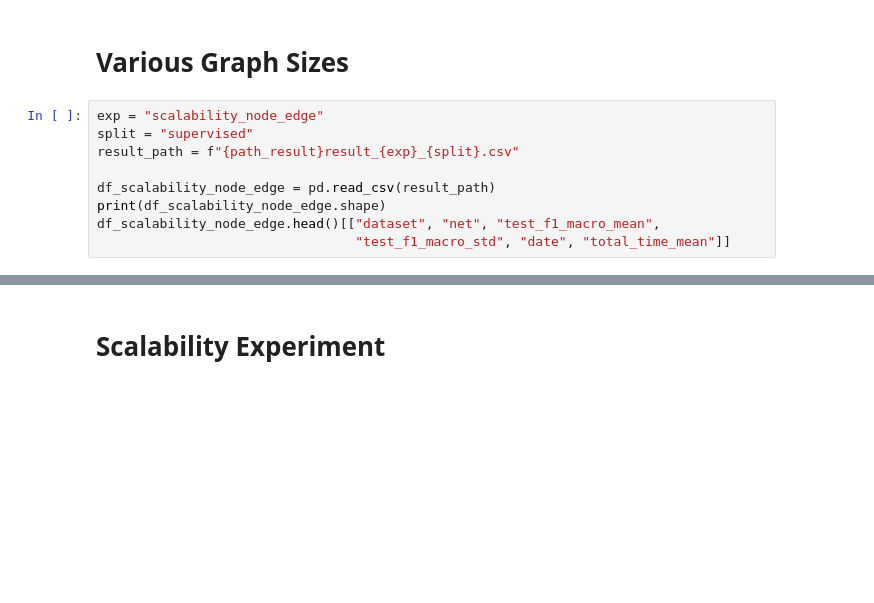
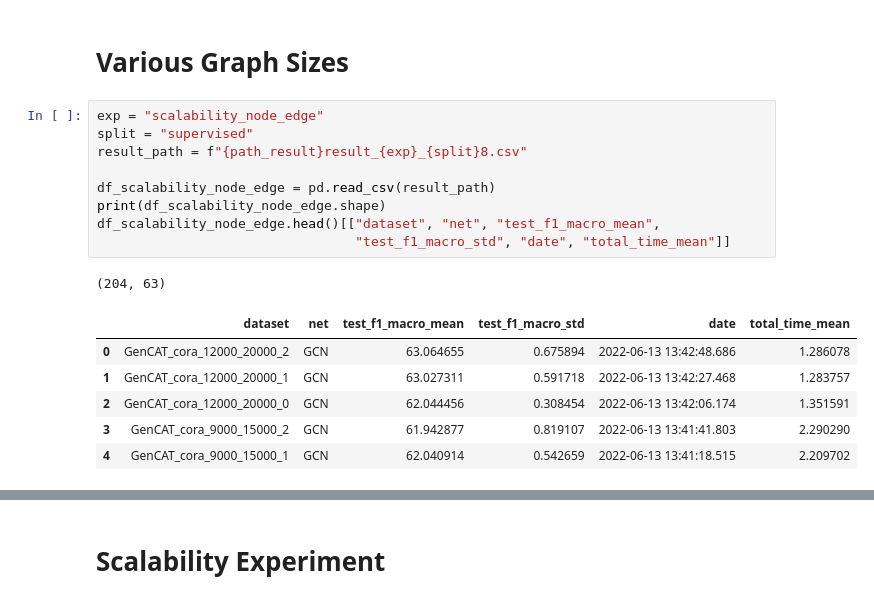
Before and after one commit to seijimaekawa/empirical-study-of-GNNs, a Jupyter notebook: notebooks/supplementary.ipynb, the cells around one changed output, grey strips where cells are left out. Cells and saved outputs as stored; diff of their text form; blank space fills up the shorter version.

```diff
--- a/notebooks/supplementary.ipynb
+++ b/notebooks/supplementary.ipynb
@@ -194,11 +194,19 @@ x_list ['8', '6', '4', '2', '0']
 # %%
 exp = "scalability_node_edge"
 split = "supervised"
-result_path = f"{path_result}result_{exp}_{split}.csv"
+result_path = f"{path_result}result_{exp}_{split}8.csv"
 
 df_scalability_node_edge = pd.read_csv(result_path)
 print(df_scalability_node_edge.shape)
 df_scalability_node_edge.head()[["dataset", "net", "test_f1_macro_mean",
                                  "test_f1_macro_std", "date", "total_time_mean"]]
+# %% [output]
+(204, 63)
+|  | dataset | net | test_f1_macro_mean | test_f1_macro_std | date | total_time_mean |
+| 0 | GenCAT_cora_12000_20000_2 | GCN | 63.064655 | 0.675894 | 2022-06-13 13:42:48.686 | 1.286078 |
+| 1 | GenCAT_cora_12000_20000_1 | GCN | 63.027311 | 0.591718 | 2022-06-13 13:42:27.468 | 1.283757 |
+| 2 | GenCAT_cora_12000_20000_0 | GCN | 62.044456 | 0.308454 | 2022-06-13 13:42:06.174 | 1.351591 |
+| 3 | GenCAT_cora_9000_15000_2 | GCN | 61.942877 | 0.819107 | 2022-06-13 13:41:41.803 | 2.290290 |
+| 4 | GenCAT_cora_9000_15000_1 | GCN | 62.040914 | 0.542659 | 2022-06-13 13:41:18.515 | 2.209702 |
 # %%
 base_dataset = "cora"
```
Also changed, not shown: parts of 1 cell of this notebook, 1 other file.
